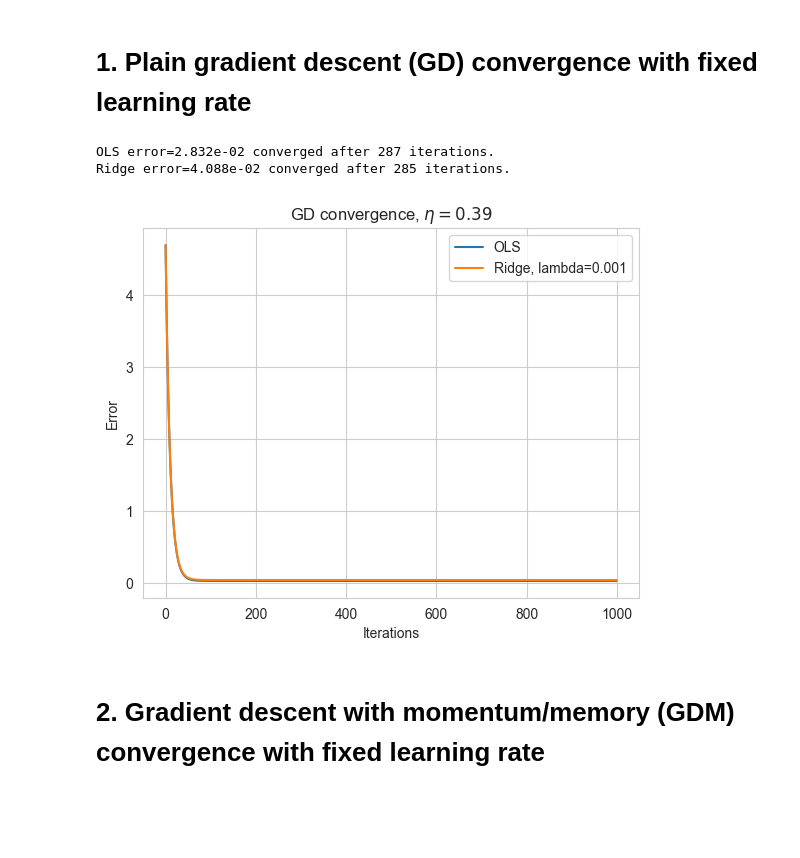
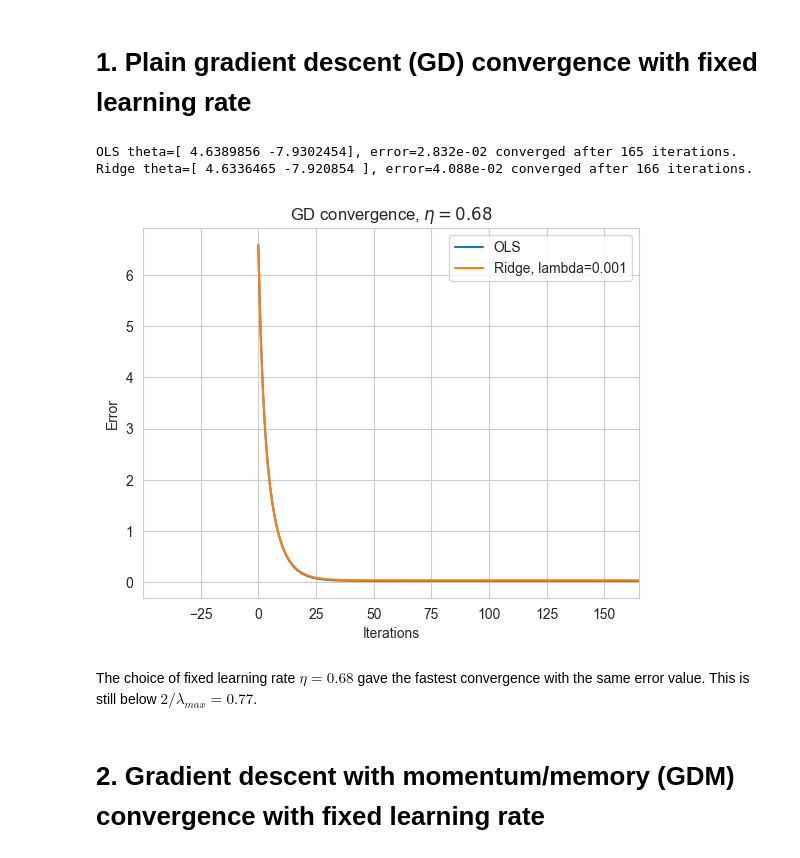
Before and after one commit to LassePladsen/FYS-STK3155-4155, a Jupyter notebook: Weekly exercises/42&42/Week 41&42 Lasse Pladsen.ipynb, the cells around one changed output. Saved outputs shown, nothing was run; the diff lists cells and outputs as text; code cells hidden in the pictures; blank space fills up the shorter version.

```diff
--- a/Weekly exercises/42&42/Week 41&42 Lasse Pladsen.ipynb
+++ b/Weekly exercises/42&42/Week 41&42 Lasse Pladsen.ipynb
@@ -9,14 +9,15 @@ import jax.numpy as jnp
 from jax import grad
 # %%
 # Global parameters
-N = 100  # no. data points
-N_iters = 1000  # max no. iterations before stopping
+N = 128  # no. data points
+N_epoch = 1000  # max no. epochs/iterations before stopping
 noise_std = 0.1  # standard deviation of noise
+lmbda = 0.001  # Ridge hyperparameter lambda
 theta_tol = 1e-7  # theta tolerance for stopping iteration when |theta_new - theta_old| <= theta_tol
 rng_seed = 2023  # seed for generating psuedo-random values
 HEATMAP_CMAP = "coolwarm"  # colormap for seaborn heatmap plots
 
-iters_list = range(N_iters)  # for plotting
+epoch_iters = range(N_epoch)  # for plotting
 
 # Create data set
 rng = np.random.default_rng(rng_seed)
@@ -26,13 +27,3 @@ y = 5 - 10 * x + 2 * x**2 + noise
 
 # Analytical calculations for comparing
 X = np.c_[np.ones((N, 1)), x]  # design matrix
-
-# own OLS inversion
-theta_ols = np.linalg.inv(X.T @ X) @ (X.T @ y)
-
-# Hessian matrices
-H_ols = 2 / N * X.T @ X
-eig_ols, iter = np.linalg.eig(H_ols)
-max_eig_ols = 1 / max(eig_ols)
-print(f"OLS:\n1/lambda_max={max_eig_ols:.3f}")
-print(f"theta={theta_ols.ravel()}")
@@ -75,21 +109,10 @@ ols = OLS(X, y)
 # 1. Plain gradient descent (GD) convergence with fixed learning rate
 # %%
 # Parameters
-learn_rate = max_eig_ols  # learning rate
-lmbda = 0.001  # ridge lmbda
-
-# Initialize Ridge object with this lambda
-ridge = Ridge(X, y, lmbda)
-
-### Differentiation method choice
-# grad_ols = ols.analytic_grad
-# grad_ridge = ridge.analytic_grad
-grad_ols = ols.automatic_grad
-grad_ridge = ridge.automatic_grad
-###
+learn_rate = 0.68  # learning rate
 
 # store the theta errors for each iter
-errors_gd_ols = np.zeros(N_iters)
+errors_gd_ols = np.zeros(N_epoch)
 errors_gd_ridge = np.zeros_like(errors_gd_ols)
 
 # begin with theta guess
@@ -98,51 +121,54 @@ theta_gd_ridge = theta_gd_ols.copy()
 
 # OLS loop
 theta_gd_ols_prev = np.zeros(theta_gd_ols.shape)
-for i in iters_list:
+for epoch_ols in epoch_iters:
     theta_gd_ols_prev = theta_gd_ols.copy()
 
     # Plain gradient descent: update theta
     theta_gd_ols -= learn_rate * grad_ols(theta_gd_ols)
 
     # Store MSE as error
-    errors_gd_ols[i] = ols.cost_func(theta_gd_ols)
+    errors_gd_ols[epoch_ols] = ols.cost_func(theta_gd_ols)
 
     # Convergence test
     if all(abs(theta_gd_ols - theta_gd_ols_prev) <= theta_tol):
-        errors_gd_ols[i:] = errors_gd_ols[i]
+        errors_gd_ols[epoch_ols:] = errors_gd_ols[epoch_ols]
         break
 
 # Ridge loop
 theta_gd_ridge_prev = np.zeros(theta_gd_ridge.shape)
-for j in iters_list:
+for epoch_ridge in epoch_iters:
     theta_gd_ridge_prev = theta_gd_ridge.copy()
 
     # Plain gradient descent: update theta
     theta_gd_ridge -= learn_rate * grad_ridge(theta_gd_ridge)
 
     # Store MSE as error
-    errors_gd_ridge[j] = ridge.cost_func(theta_gd_ridge)
+    errors_gd_ridge[epoch_ridge] = ridge.cost_func(theta_gd_ridge)
 
     # Convergence test
     if all(abs(theta_gd_ridge - theta_gd_ridge_prev) <= theta_tol):
-        errors_gd_ridge[j:] = errors_gd_ridge[j]
+        errors_gd_ridge[epoch_ridge:] = errors_gd_ridge[epoch_ridge]
         break
 
-plt.plot(iters_list, errors_gd_ols, label="OLS")
-plt.plot(iters_list, errors_gd_ridge, label=f"Ridge, lambda={lmbda}")
+plt.plot(epoch_iters, errors_gd_ols, label="OLS")
+plt.plot(epoch_iters, errors_gd_ridge, label=f"Ridge, lambda={lmbda}")
 plt.xlabel("Iterations")
 plt.ylabel(r"Error")
 plt.title(f"GD convergence, $\eta={learn_rate:.2f}$")
+plt.xlim(right=epoch_ols)
 plt.grid(True)
 plt.legend()
 
 # Print theta values and convergence times
-print(f"OLS error={errors_gd_ols[-1]:.3e} converged after {i} iterations.")
-print(f"Ridge error={errors_gd_ridge[-1]:.3e} converged after {j} iterations.")
+print(f"OLS theta={theta_gd_ols.ravel()}, error={errors_gd_ols[-1]:.3e}, converged after {epoch_ols} iterations.")
+print(f"Ridge theta={theta_gd_ridge.ravel()}, error={errors_gd_ridge[-1]:.3e}, converged after {epoch_ridge} iterations.")
 # %% [output]
-OLS error=2.832e-02 converged after 287 iterations.
-Ridge error=4.088e-02 converged after 285 iterations.
+OLS theta=[ 4.6389856 -7.9302454], error=2.832e-02 converged after 165 iterations.
+Ridge theta=[ 4.6336465 -7.920854 ], error=4.088e-02 converged after 166 iterations.
-[figure, old version]
+[figure, new version]
+# %% [markdown]
+The choice of fixed learning rate $\eta=0.68$ gave the fastest convergence with the same error value. This is still below $2/\lambda_{max}=0.77$.
 # %% [markdown]
 # 2. Gradient descent with momentum/memory (GDM) convergence with fixed learning rate
 # %%
```
Also changed, not shown: parts of 13 cells of this notebook.
